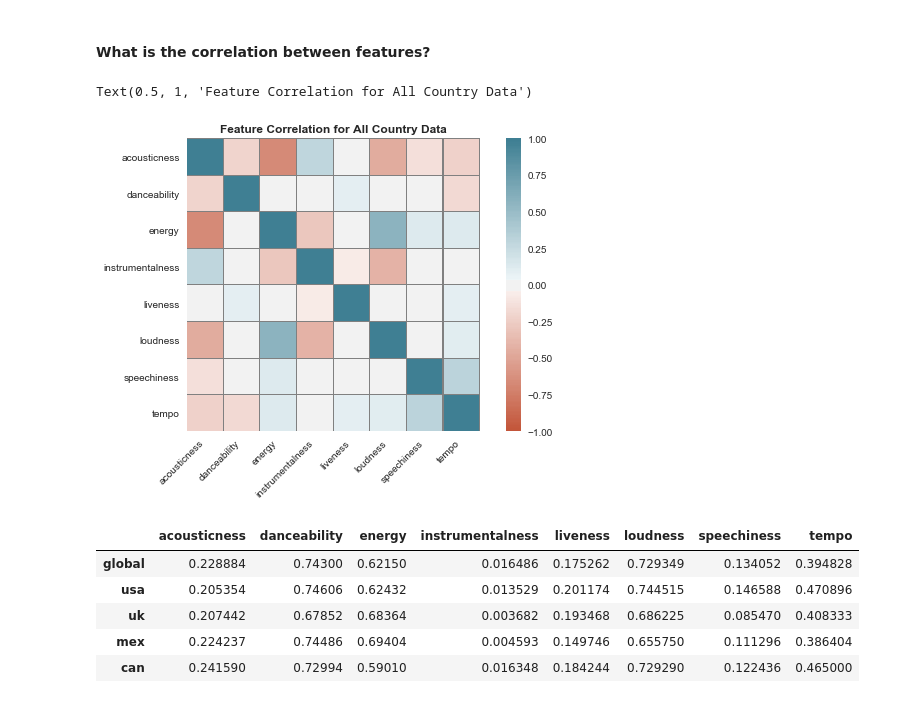
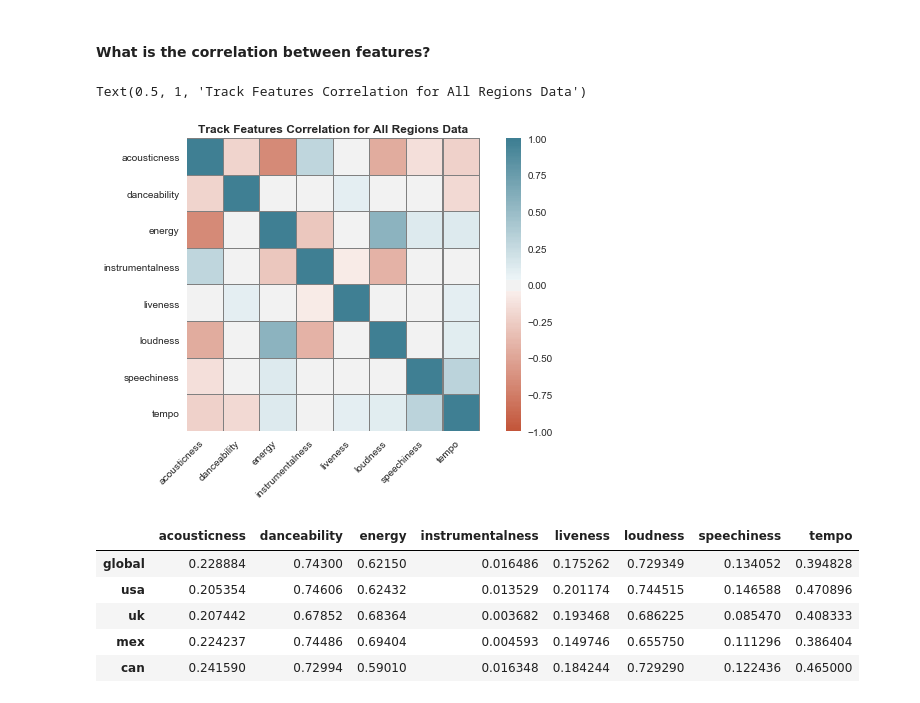
Before and after one commit to jakemull13/spotify_musical_tastes_analysis, a Jupyter notebook: capstone.ipynb, the cells around one changed output. Saved outputs shown, nothing was run; the diff lists cells and outputs as text; code cells hidden in the pictures.

```diff
--- a/capstone.ipynb
+++ b/capstone.ipynb
@@ -424,27 +424,27 @@ Text(0.5, 1.0, 'Intersection of Top 50 Tracks')
 # %%
 def feature_correlation_map(dataframe):
     corr = dataframe.corr()
     ax = sns.heatmap(
     corr,
     vmin=-1, vmax=1, center=0,
     cmap=sns.diverging_palette(20, 220, n=200),
     square=True,
     linewidth=.1,
     linecolor='gray'
     )
     ax.set_xticklabels(
     ax.get_xticklabels(),
     rotation=45,
     horizontalalignment='right'
 )
 
 feature_correlation_map(all_df)
-plt.title('Feature Correlation for All Country Data', fontsize=12, fontweight='bold')
+plt.title('Track Features Correlation for All Regions Data', fontsize=12, fontweight='bold')
 plt.tight_layout()
 plt.savefig('all_data_feature_correlation', dpi=240)
 # %% [output]
-Text(0.5, 1, 'Feature Correlation for All Country Data')
+Text(0.5, 1, 'Track Features Correlation for All Regions Data')
-[figure, old version]
+[figure, new version]
 # %%
 global_vec = global_df.describe().loc['mean'].to_frame(name='global').transpose()
 usa_vec = usa_df.describe().loc['mean'].to_frame(name='usa').transpose()
```
Also changed, not shown: parts of 2 cells of this notebook.
